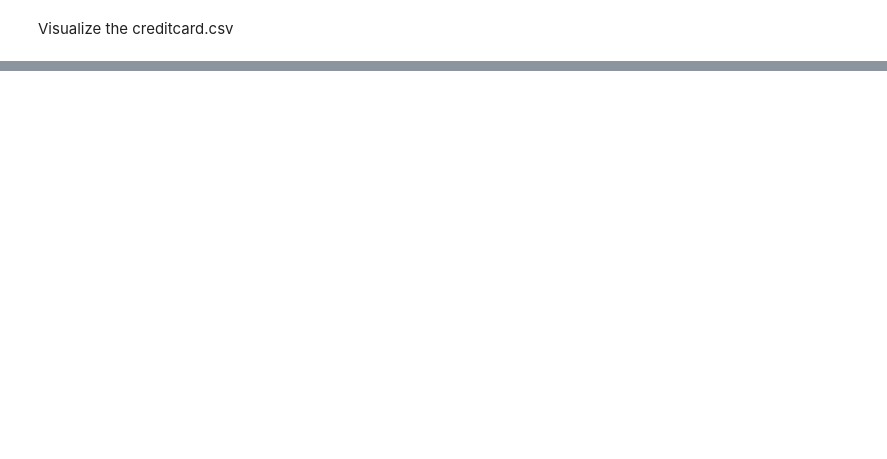
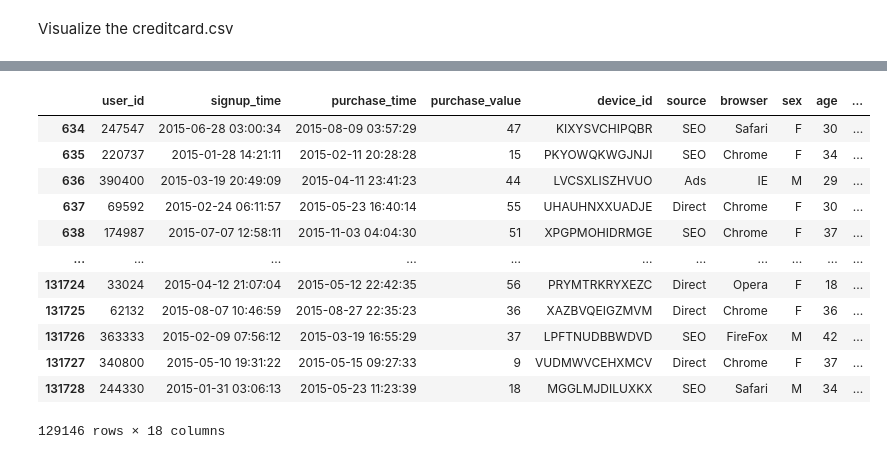
Before and after one commit to Begizew2112/10acadamyAMIweek-8-9, a Jupyter notebook: notebook/preprocessing_data.ipynb, the cells around one changed output, grey strips where cells are left out. Drawn from its saved outputs; the diff is of its cells as text; code cells hidden in the pictures; blank space fills up the shorter version.

```diff
--- a/notebook/preprocessing_data.ipynb
+++ b/notebook/preprocessing_data.ipynb
@@ -140,0 +228,3 @@ plt.show()
+# %%
+# Sort the DataFrames by the relevant columns before merging
+fraud_data = fraud_data.sort_values('ip_int')
@@ -140,0 +266,54 @@ plt.show()
+# %%
+# Step 1: Sort the DataFrames by the relevant columns before merging
+fraud_data = fraud_data.sort_values('ip_int')
+ip_to_country = df_ipaddres.sort_values('lower_bound_ip_int')
+
+# Step 2: Merge using pd.merge_asof to match the IP address within the IP ranges
+# This will match each row in fraud_data with the closest lower_bound_ip_int in ip_to_country
+merged_data = pd.merge_asof(
+    fraud_data,
+    ip_to_country,
+    left_on='ip_int',
+    right_on='lower_bound_ip_int',
+    direction='backward',
+    suffixes=('', '_country')
+)
+
+# Step 3: Filter the merged DataFrame to ensure that 'ip_int' falls within the IP range
+# We check that 'ip_int' is between 'lower_bound_ip_int' and 'upper_bound_ip_int'
+merged_data = merged_data[
+    (merged_data['ip_int'] >= merged_data['lower_bound_ip_int']) &
+    (merged_data['ip_int'] <= merged_data['upper_bound_ip_int'])
+]
+# %%
+# Merge using pd.merge_asof to match the IP address within the IP ranges
+merged_data = pd.merge_asof(
+    fraud_data,
+    ip_to_country,
+    left_on='ip_int',
+    right_on='lower_bound_ip_int',
+    direction='backward',
+    suffixes=('', '_country')
+)
+
+# Filter to ensure that 'ip_int' falls within the 'lower_bound_ip_int' and 'upper_bound_ip_int'
+merged_data = merged_data[
+    (merged_data['ip_int'] >= merged_data['lower_bound_ip_int']) &
+    (merged_data['ip_int'] <= merged_data['upper_bound_ip_int'])
+]
+# %%
+merged_data
+# %% [output]
+|  | user_id | signup_time | purchase_time | purchase_value | device_id | source | browser | sex | age | ... |
+| 634 | 247547 | 2015-06-28 03:00:34 | 2015-08-09 03:57:29 | 47 | KIXYSVCHIPQBR | SEO | Safari | F | 30 | ... |
+| 635 | 220737 | 2015-01-28 14:21:11 | 2015-02-11 20:28:28 | 15 | PKYOWQKWGJNJI | SEO | Chrome | F | 34 | ... |
+| 636 | 390400 | 2015-03-19 20:49:09 | 2015-04-11 23:41:23 | 44 | LVCSXLISZHVUO | Ads | IE | M | 29 | ... |
+| 637 | 69592 | 2015-02-24 06:11:57 | 2015-05-23 16:40:14 | 55 | UHAUHNXXUADJE | Direct | Chrome | F | 30 | ... |
+| 638 | 174987 | 2015-07-07 12:58:11 | 2015-11-03 04:04:30 | 51 | XPGPMOHIDRMGE | SEO | Chrome | F | 37 | ... |
+| ... | ... | ... | ... | ... | ... | ... | ... | ... | ... | ... |
+| 131724 | 33024 | 2015-04-12 21:07:04 | 2015-05-12 22:42:35 | 56 | PRYMTRKRYXEZC | Direct | Opera | F | 18 | ... |
+| 131725 | 62132 | 2015-08-07 10:46:59 | 2015-08-27 22:35:23 | 36 | XAZBVQEIGZMVM | Direct | Chrome | F | 36 | ... |
+| 131726 | 363333 | 2015-02-09 07:56:12 | 2015-03-19 16:55:29 | 37 | LPFTNUDBBWDVD | SEO | FireFox | M | 42 | ... |
+| 131727 | 340800 | 2015-05-10 19:31:22 | 2015-05-15 09:27:33 | 9 | VUDMWVCEHXMCV | Direct | Chrome | F | 37 | ... |
+| 131728 | 244330 | 2015-01-31 03:06:13 | 2015-05-23 11:23:39 | 18 | MGGLMJDILUXKX | SEO | Safari | M | 34 | ... |
+129146 rows × 18 columns
```
Also changed, not shown: parts of 18 cells of this notebook.
